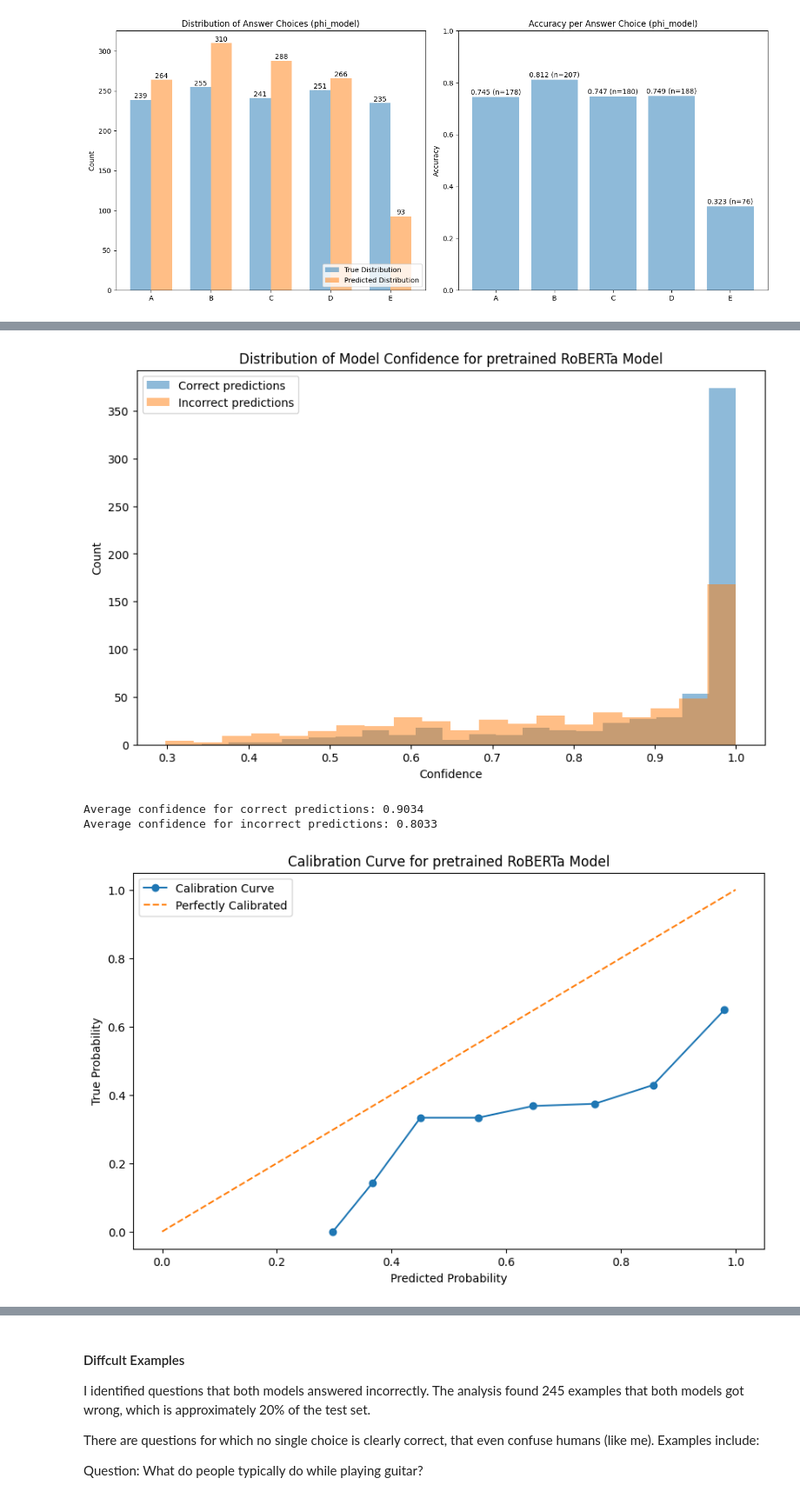
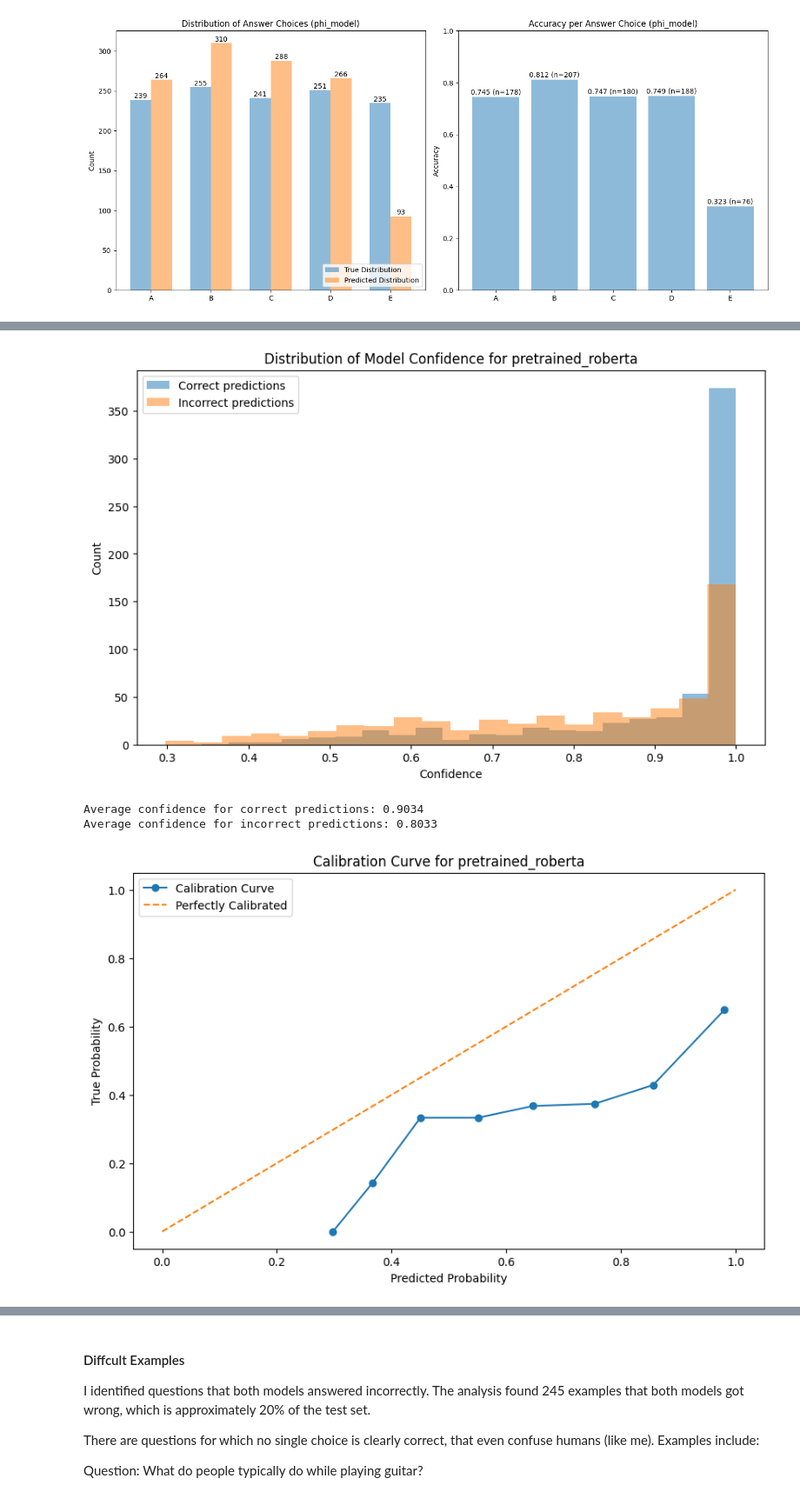
Before and after one commit to Davee02/HSLU.NLP, a Jupyter notebook: course_projects/project_2/project_2.ipynb, the cells around one changed output, grey strips where cells are left out. Shown at 87% size. Saved outputs shown, nothing was run; the diff lists cells and outputs as text; code cells hidden in the pictures.

```diff
--- a/course_projects/project_2/project_2.ipynb
+++ b/course_projects/project_2/project_2.ipynb
@@ -1992,37 +1955,37 @@ The model is generally overconfident in its predictions, with relatively small d
 # %%
-def analyze_confidence(preds, confidences, true_labels):
+def analyze_confidence(preds, confidences, true_labels, model_name):
     correct = [conf for pred, conf, true in zip(preds, confidences, true_labels) if pred == true]
     incorrect = [conf for pred, conf, true in zip(preds, confidences, true_labels) if pred != true]
 
     plt.figure(figsize=(10, 6))
     plt.hist(correct, alpha=0.5, label='Correct predictions', bins=20)
     plt.hist(incorrect, alpha=0.5, label='Incorrect predictions', bins=20)
     plt.xlabel('Confidence')
     plt.ylabel('Count')
-    plt.title('Distribution of Model Confidence for pretrained RoBERTa Model')
+    plt.title(f'Distribution of Model Confidence for {model_name}')
     plt.legend()
-    plt.savefig('graphics/confidence_distribution.svg')
+    plt.savefig(f'graphics/{model_name}_confidence_distribution.svg')
     plt.show()
 
     print(f"Average confidence for correct predictions: {np.mean(correct):.4f}")
     print(f"Average confidence for incorrect predictions: {np.mean(incorrect):.4f}")
 
     is_correct = [1 if pred == true else 0 for pred, true in zip(preds, true_labels)]
     prob_true, prob_pred = calibration_curve(is_correct, confidences, n_bins=10)
 
     plt.figure(figsize=(10, 6))
     plt.plot(prob_pred, prob_true, marker='o', label='Calibration Curve')
     plt.plot([0, 1], [0, 1], linestyle='--', label='Perfectly Calibrated')
     plt.xlabel('Predicted Probability')
     plt.ylabel('True Probability')
-    plt.title('Calibration Curve for pretrained RoBERTa Model')
+    plt.title(f'Calibration Curve for {model_name}')
     plt.legend()
-    plt.savefig('graphics/calibration_curve.svg')
+    plt.savefig(f'graphics/{model_name}_calibration_curve.svg')
     plt.show()
 
-analyze_confidence(pretrained_test_preds, pretrained_test_confidences, pretrained_test_labels)
+analyze_confidence(pretrained_test_preds, pretrained_test_confidences, pretrained_test_labels, "pretrained_roberta")
 # %% [output]
-[figure, old version]
+[figure, new version]
 Average confidence for correct predictions: 0.9034
 Average confidence for incorrect predictions: 0.8033
-[figure, old version]
+[figure, new version]
```
Also changed, not shown: parts of 5 cells of this notebook, 4 other files.
